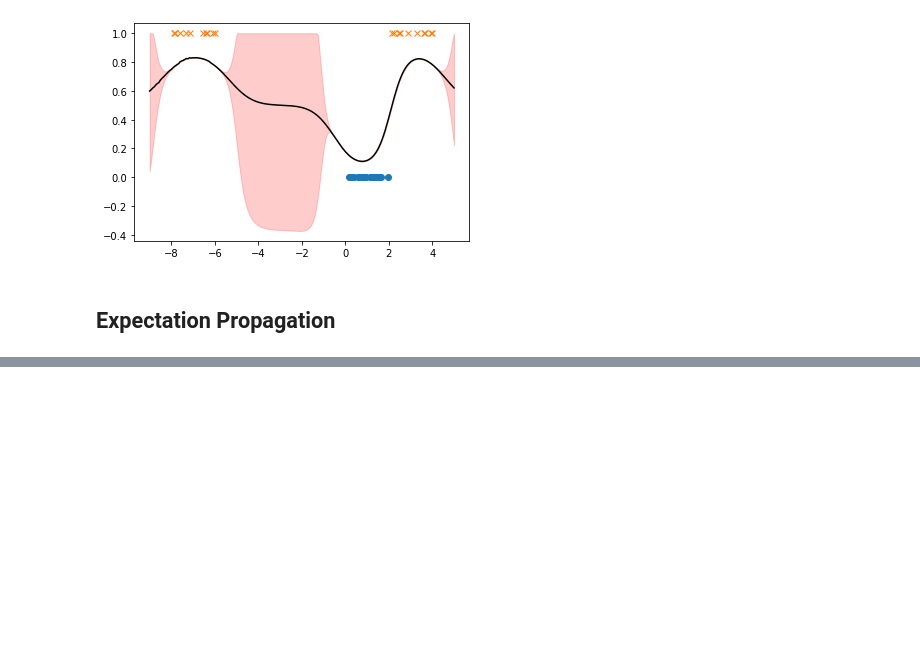
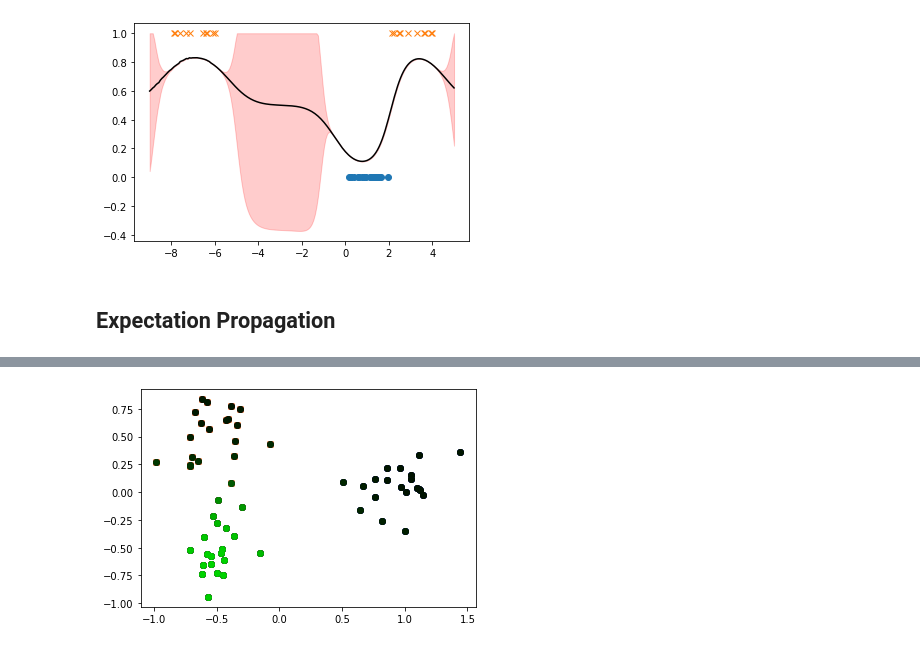
Before and after one commit to jeongeun980906/Uncertainty-Estimation-Baselines, a Jupyter notebook: GPC.ipynb, the cells around one changed output, grey strips where cells are left out. Cells and saved outputs as stored; diff of their text form; code cells hidden in the pictures; blank space fills up the shorter version.

```diff
--- a/GPC.ipynb
+++ b/GPC.ipynb
@@ -193,0 +223,11 @@ plt.show()
+# %%
+def covariance_function(x1,x2,length,signal_var,noise_var):
+    size1 = x1.shape[0]
+    size2 = x2.shape[0]
+    out = np.zeros((size1,size2))
+    for i in range(size1):
+        for j in range(size2):
+            xp = x1[i]
+            xq = x2[j]
+            out[i,j] =signal_var * np.exp(-1/2*(np.linalg.norm(xp-xq))/length)+noise_var*(i==j)
+    return out
@@ -193,0 +236,10 @@ plt.show()
+# %%
+def softmax(f, N = 60):
+    res = []
+    for a  in range(N):
+        re_f = f[a::N]
+        # print(re_f)
+        den = np.sum(np.exp(re_f),axis=-1)
+        temp = np.exp(re_f)/den.reshape(1,-1)
+        res.append(temp)
+    return np.concatenate(res,axis=0)
@@ -193,0 +282,2 @@ plt.show()
+# %%
+f_star = f
@@ -193,0 +328,17 @@ plt.show()
+# %%
+fig, ax = plt.subplots()
+plt.plot(x1,y1,'o')
+plt.plot(x2,y2,'x')
+plt.plot(x3,y3,'o')
+for c in range(3):
+    predicted_logit = pi_star[:,c]
+    for i, a in enumerate(predicted_logit):
+        if c == 0:
+            plt.plot(data[i,0],data[i,1],'o',color=(0,0,a))
+        if c == 1:
+            plt.plot(data[i,0],data[i,1],'o',color=(a,0,0))
+        if c == 2:
+            plt.plot(data[i,0],data[i,1],'o',color=(0,a,0))
+plt.show()
+# %% [output]
+[figure, added]
```
Also changed, not shown: parts of 18 cells of this notebook, 1 other file.
